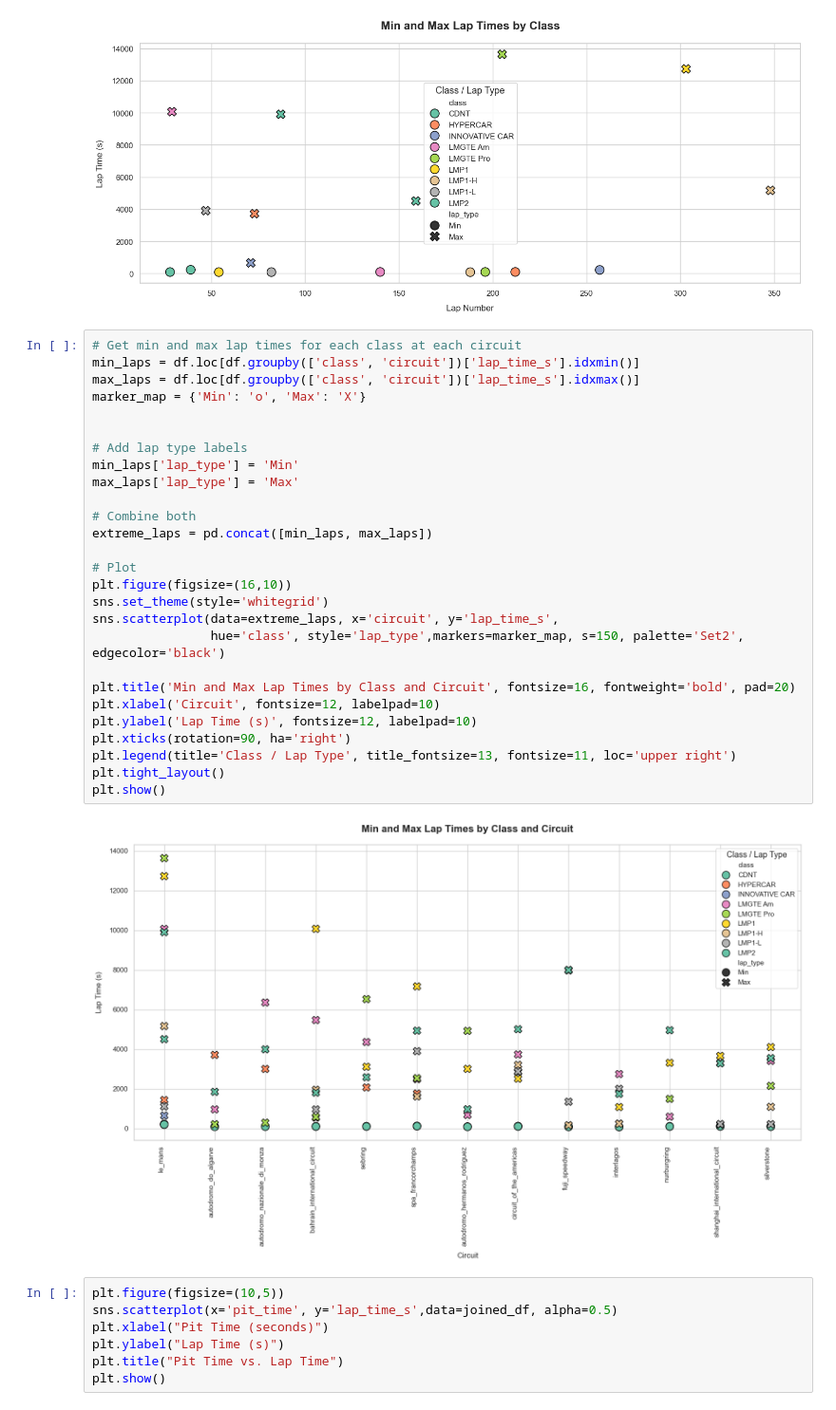
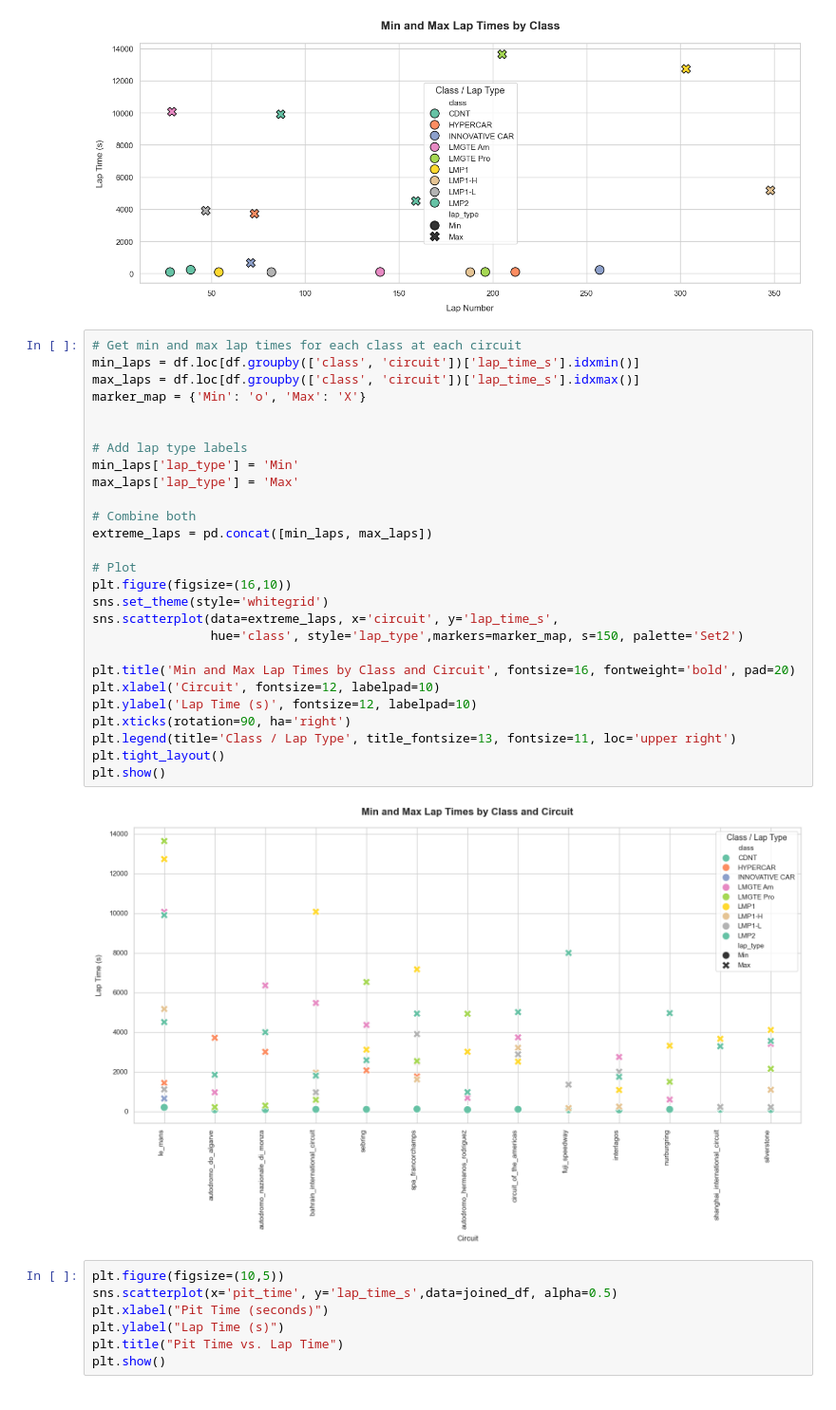
Before and after one commit to JoeVA2020/WEC_Prediction, a Jupyter notebook: app1/Lap_Time_Prediction.ipynb, the cells around one changed output. Shown at 95% size. Drawn from its saved outputs; the diff is of its cells as text.

```diff
--- a/app1/Lap_Time_Prediction.ipynb
+++ b/app1/Lap_Time_Prediction.ipynb
@@ -632,32 +786,32 @@ plt.show()
 # %%
 # Get min and max lap times for each class at each circuit
 min_laps = df.loc[df.groupby(['class', 'circuit'])['lap_time_s'].idxmin()]
 max_laps = df.loc[df.groupby(['class', 'circuit'])['lap_time_s'].idxmax()]
 marker_map = {'Min': 'o', 'Max': 'X'}
 
 
 # Add lap type labels
 min_laps['lap_type'] = 'Min'
 max_laps['lap_type'] = 'Max'
 
 # Combine both
 extreme_laps = pd.concat([min_laps, max_laps])
 
 # Plot
 plt.figure(figsize=(16,10))
 sns.set_theme(style='whitegrid')
 sns.scatterplot(data=extreme_laps, x='circuit', y='lap_time_s',
-                hue='class', style='lap_type',markers=marker_map, s=150, palette='Set2', edgecolor='black')
+                hue='class', style='lap_type',markers=marker_map, s=150, palette='Set2')
 
 plt.title('Min and Max Lap Times by Class and Circuit', fontsize=16, fontweight='bold', pad=20)
 plt.xlabel('Circuit', fontsize=12, labelpad=10)
 plt.ylabel('Lap Time (s)', fontsize=12, labelpad=10)
 plt.xticks(rotation=90, ha='right')
 plt.legend(title='Class / Lap Type', title_fontsize=13, fontsize=11, loc='upper right')
 plt.tight_layout()
 plt.show()
 # %% [output]
-[figure, old version]
+[figure, new version]
 # %%
 plt.figure(figsize=(10,5))
 sns.scatterplot(x='pit_time', y='lap_time_s',data=joined_df, alpha=0.5)
```
Also changed, not shown: parts of 32 cells of this notebook, 1 other file.
